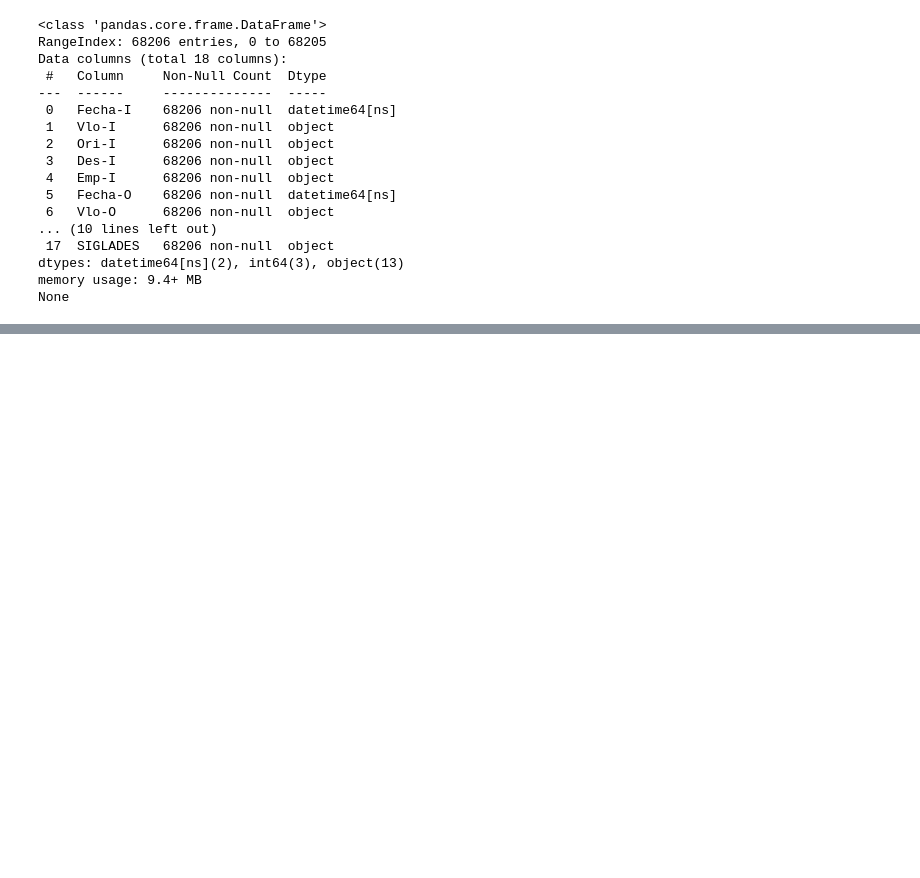
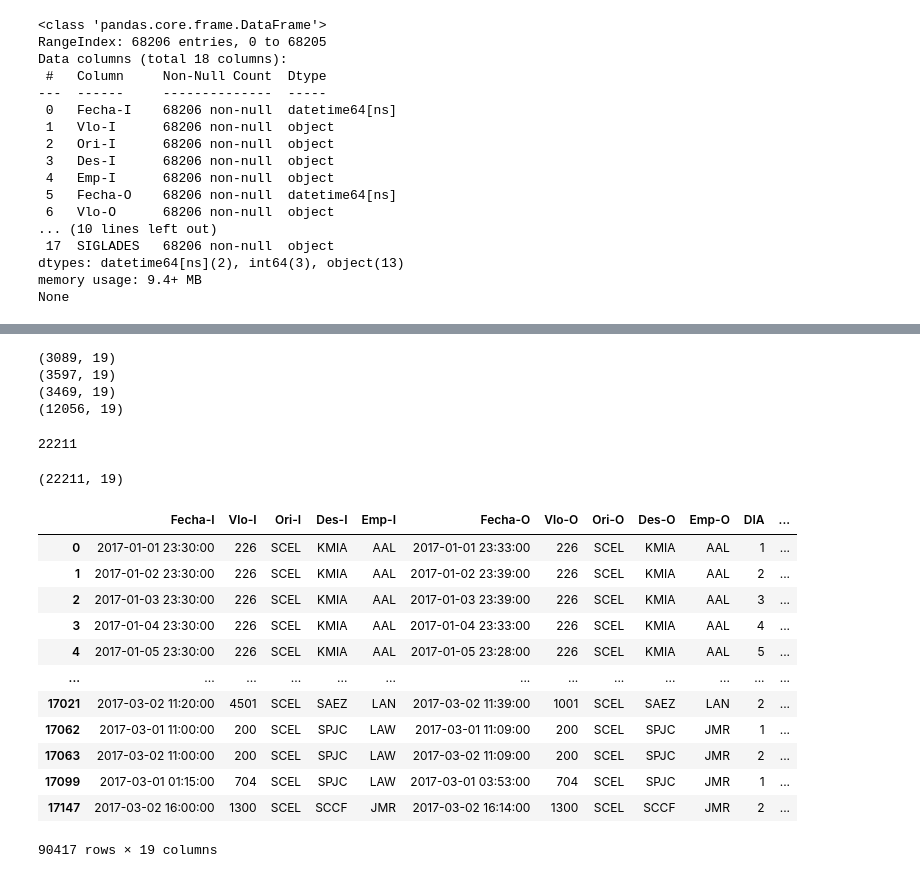
Before and after one commit to globosc/latam, a Jupyter notebook: solution.ipynb, the cells around one changed output, grey strips where cells are left out. Saved outputs shown, nothing was run; the diff lists cells and outputs as text; code cells hidden in the pictures; blank space fills up the shorter version.

Commit message:
Si logro avanzar con el tema de las fechas será más fácil continuar

```diff
--- a/solution.ipynb
+++ b/solution.ipynb
@@ -165,0 +155,45 @@ filtered_df=df.loc[mask]
+# %%
+df_julio= df.loc[df["Fecha-I"].between('2017-07-15', '2017-07-31')].assign(temporada_alta=1)
+df_septiembre= df.loc[df["Fecha-I"].between('2017-09-11', '2017-09-30')].assign(temporada_alta=1)
+df_diciembre= df.loc[df["Fecha-I"].between('2017-12-15', '2018-01-01')].assign(temporada_alta=1)
+df_marzo= df.loc[df["Fecha-I"].between('2016-12-31', '2017-03-03')].assign(temporada_alta=1)
+# %%
+df['temporada_alta']=""
+# %%
+clients = pd.concat([df_julio, df_septiembre, df_diciembre, df_marzo], axis=0, )
+# %%
+print(df_julio.shape)
+print(df_septiembre.shape)
+print(df_diciembre.shape)
+print(df_marzo.shape)
+# %% [output]
+(3089, 19)
+(3597, 19)
+(3469, 19)
+(12056, 19)
+# %%
+3089+3597+3469+12056
+# %% [output]
+22211
+# %%
+clients.shape
+# %% [output]
+(22211, 19)
+# %%
+clients2 = clients = pd.concat([df, clients], axis=0)
+# %%
+clients2
+# %% [output]
+|  | Fecha-I | Vlo-I | Ori-I | Des-I | Emp-I | Fecha-O | Vlo-O | Ori-O | Des-O | Emp-O | DIA | ... |
+| 0 | 2017-01-01 23:30:00 | 226 | SCEL | KMIA | AAL | 2017-01-01 23:33:00 | 226 | SCEL | KMIA | AAL | 1 | ... |
+| 1 | 2017-01-02 23:30:00 | 226 | SCEL | KMIA | AAL | 2017-01-02 23:39:00 | 226 | SCEL | KMIA | AAL | 2 | ... |
+| 2 | 2017-01-03 23:30:00 | 226 | SCEL | KMIA | AAL | 2017-01-03 23:39:00 | 226 | SCEL | KMIA | AAL | 3 | ... |
+| 3 | 2017-01-04 23:30:00 | 226 | SCEL | KMIA | AAL | 2017-01-04 23:33:00 | 226 | SCEL | KMIA | AAL | 4 | ... |
+| 4 | 2017-01-05 23:30:00 | 226 | SCEL | KMIA | AAL | 2017-01-05 23:28:00 | 226 | SCEL | KMIA | AAL | 5 | ... |
+| ... | ... | ... | ... | ... | ... | ... | ... | ... | ... | ... | ... | ... |
+| 17021 | 2017-03-02 11:20:00 | 4501 | SCEL | SAEZ | LAN | 2017-03-02 11:39:00 | 1001 | SCEL | SAEZ | LAN | 2 | ... |
+| 17062 | 2017-03-01 11:00:00 | 200 | SCEL | SPJC | LAW | 2017-03-01 11:09:00 | 200 | SCEL | SPJC | JMR | 1 | ... |
+| 17063 | 2017-03-02 11:00:00 | 200 | SCEL | SPJC | LAW | 2017-03-02 11:09:00 | 200 | SCEL | SPJC | JMR | 2 | ... |
+| 17099 | 2017-03-01 01:15:00 | 704 | SCEL | SPJC | LAW | 2017-03-01 03:53:00 | 704 | SCEL | SPJC | JMR | 1 | ... |
+| 17147 | 2017-03-02 16:00:00 | 1300 | SCEL | SCCF | JMR | 2017-03-02 16:14:00 | 1300 | SCEL | SCCF | JMR | 2 | ... |
+90417 rows × 19 columns
```
Also changed, not shown: parts of 2 cells of this notebook.
